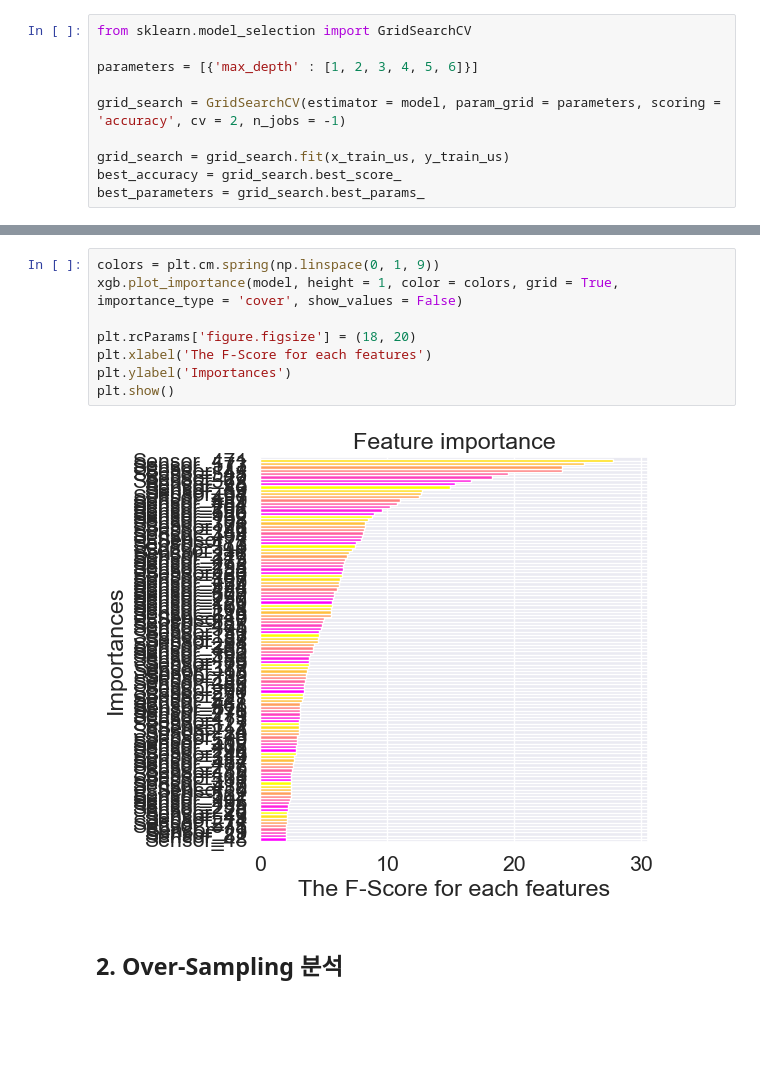
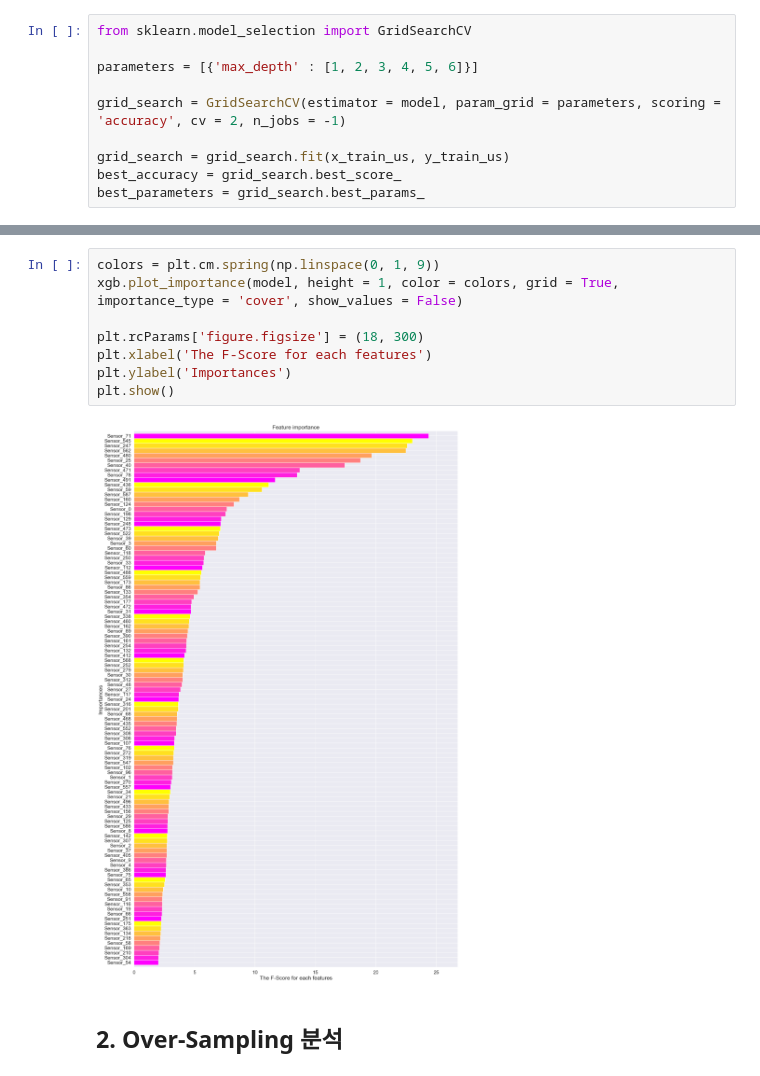
Before and after one commit to Kipioneer/TJE_Dissplay, a Jupyter notebook: UCI SECOM Final.ipynb, the cells around one changed output, grey strips where cells are left out. Saved outputs shown, nothing was run; the diff lists cells and outputs as text; blank space fills up the shorter version.

```diff
--- a/UCI SECOM Final.ipynb
+++ b/UCI SECOM Final.ipynb
@@ -172,13 +172,13 @@ Parameters: { "scale_pos_weights" } are not used.
 # %%
 colors = plt.cm.spring(np.linspace(0, 1, 9))
 xgb.plot_importance(model, height = 1, color = colors, grid = True, importance_type = 'cover', show_values = False)
 
-plt.rcParams['figure.figsize'] = (18, 20)
+plt.rcParams['figure.figsize'] = (18, 300)
 plt.xlabel('The F-Score for each features')
 plt.ylabel('Importances')
 plt.show()
 # %% [output]
-[figure, old version]
+[figure, new version]
 # %% [markdown]
 ## 2. Over-Sampling 분석
 # %%
```
Also changed, not shown: parts of 6 cells of this notebook.
